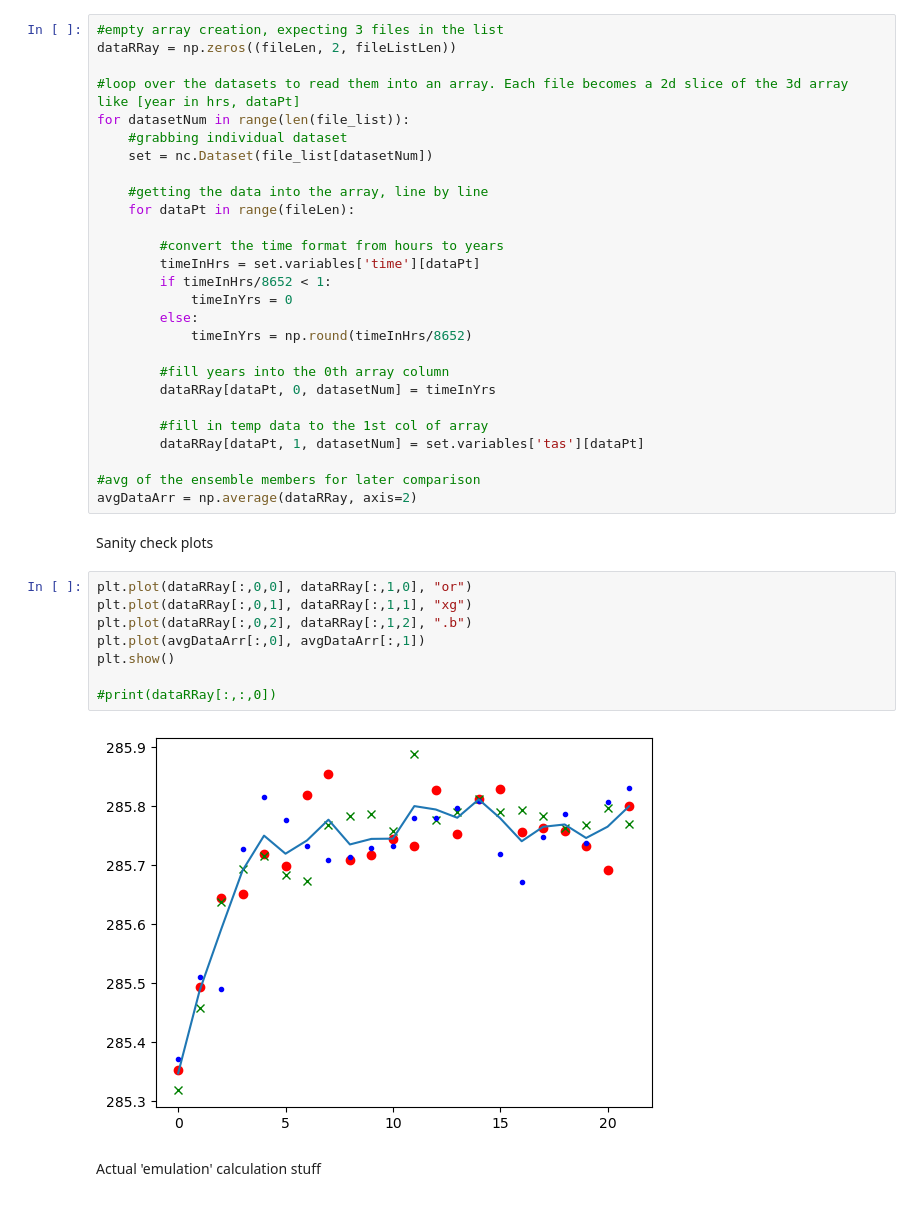
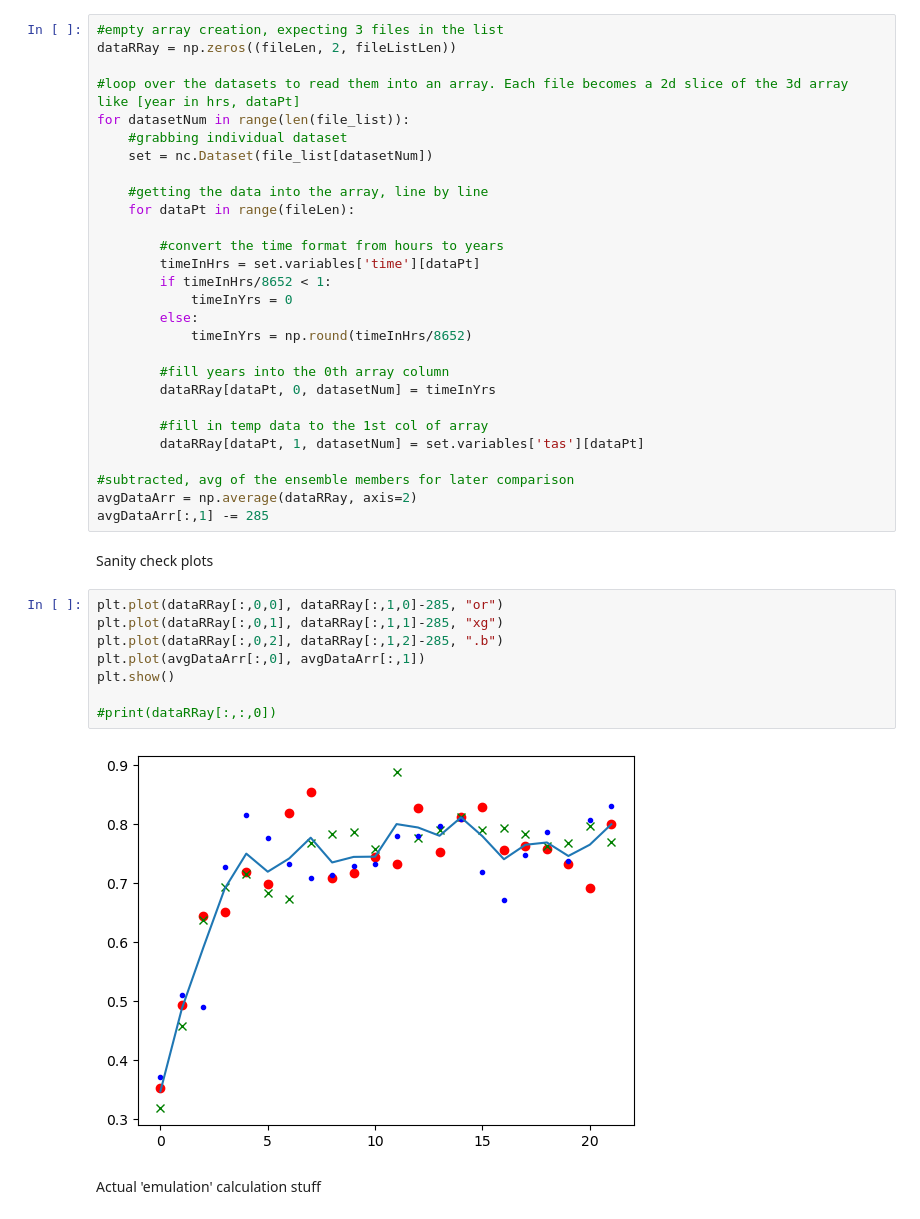
Before and after one commit to FToThe3rdPower/EarthSysModelling, a Jupyter notebook: PlasimEmu.ipynb, the cells around one changed output. Drawn from its saved outputs; the diff is of its cells as text.

```diff
--- a/PlasimEmu.ipynb
+++ b/PlasimEmu.ipynb
@@ -53,20 +53,21 @@ for datasetNum in range(len(file_list)):
         #fill in temp data to the 1st col of array
         dataRRay[dataPt, 1, datasetNum] = set.variables['tas'][dataPt]
 
-#avg of the ensemble members for later comparison
+#subtracted, avg of the ensemble members for later comparison
 avgDataArr = np.average(dataRRay, axis=2)
+avgDataArr[:,1] -= 285
 # %% [markdown]
 Sanity check plots
 # %%
-plt.plot(dataRRay[:,0,0], dataRRay[:,1,0], "or")
-plt.plot(dataRRay[:,0,1], dataRRay[:,1,1], "xg")
-plt.plot(dataRRay[:,0,2], dataRRay[:,1,2], ".b")
+plt.plot(dataRRay[:,0,0], dataRRay[:,1,0]-285, "or")
+plt.plot(dataRRay[:,0,1], dataRRay[:,1,1]-285, "xg")
+plt.plot(dataRRay[:,0,2], dataRRay[:,1,2]-285, ".b")
 plt.plot(avgDataArr[:,0], avgDataArr[:,1])
 plt.show()
 
 #print(dataRRay[:,:,0])
 # %% [output]
-[figure, old version]
+[figure, new version]
 # %% [markdown]
 Actual 'emulation' calculation stuff
 # %%
```
Also changed, not shown: parts of 2 cells of this notebook.
